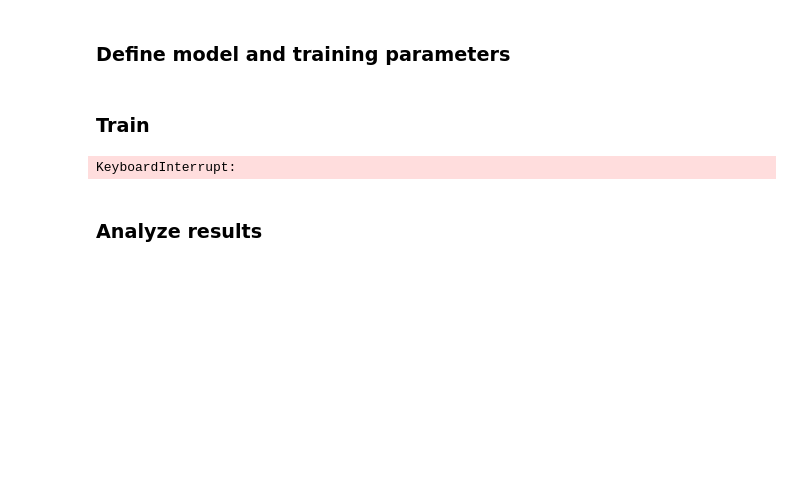
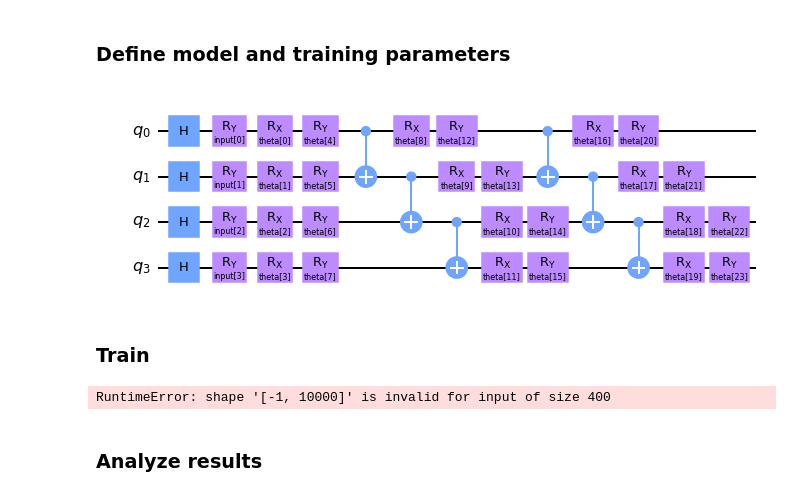
Before and after one commit to mattwright99/QMIND-VQC, a Jupyter notebook: src/training.ipynb, the cells around one changed output. Drawn from its saved outputs; the diff is of its cells as text; code cells hidden in the pictures; blank space fills up the shorter version.

```diff
--- a/src/training.ipynb
+++ b/src/training.ipynb
@@ -48,9 +50,13 @@ test_loader = torch.utils.data.DataLoader(X_test, batch_size=1, shuffle=True)
 # %%
 # Model trianing
 model = QuanvNet()
 optimizer = optim.Adam(model.parameters(), lr=0.001)
 loss_func = nn.CrossEntropyLoss()
-epochs = 20
+epochs = 5
+
+display(QuanvNet().quanv.quantum_circuits[0].qc.draw('mpl'))
+# %% [output]
+[figure, added]
 # %% [markdown]
 ### Train
 # %%
@@ -63,7 +69,6 @@ for epoch in range(epochs):
         optimizer.zero_grad()
         # Forward pass
         output = model(data)
-        print(output)
 
         # Calculating loss
         loss = loss_func(output, target)
@@ -80,7 +85,7 @@ for epoch in range(epochs):
     print('Training [{:.0f}%]\tLoss: {:.4f}'.format(
         100. * (epoch + 1) / epochs, loss_list[-1]))
 # %% [output]
-KeyboardInterrupt:
+RuntimeError: shape '[-1, 10000]' is invalid for input of size 400
 # %% [markdown]
 ### Analyze results
 # %%
```
Also changed, not shown: parts of 4 cells of this notebook, 2 other files.
